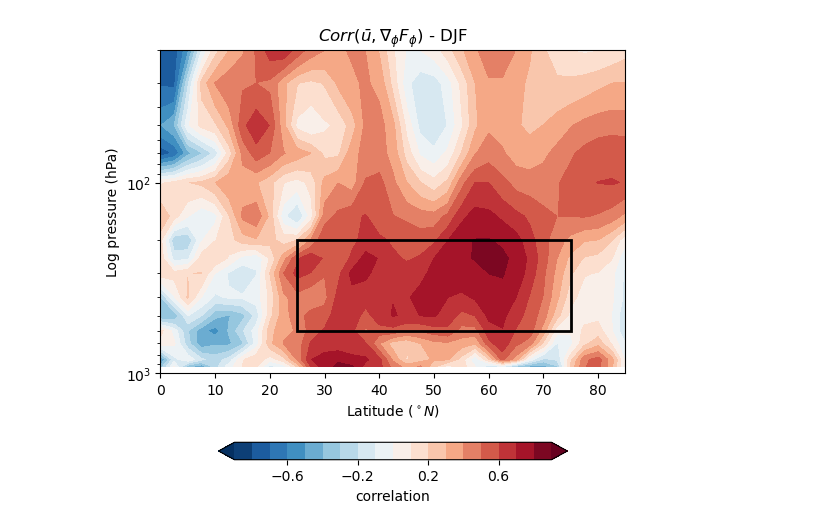
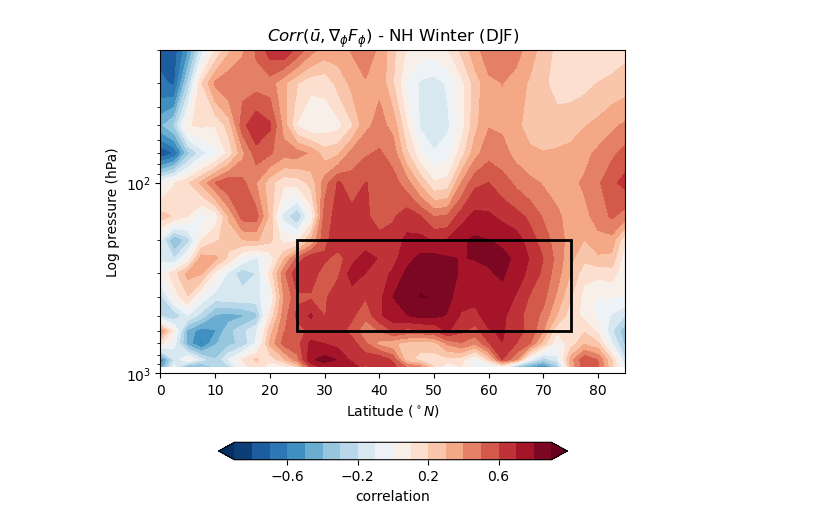
Before and after one commit to Caturrell/eddy_feedback, a Jupyter notebook: research/poster_plots.ipynb, the cells around one changed output. Saved outputs shown, nothing was run; the diff lists cells and outputs as text; code cells hidden in the pictures.

```diff
--- a/research/poster_plots.ipynb
+++ b/research/poster_plots.ipynb
@@ -78,0 +31,10 @@ Attributes: (0)
+# %%
+ds = xr.open_mfdataset('/home/links/ct715/data_storage/reanalysis/srip_datasets/jra55_TEM_ubar_div1.nc',
+                        parallel=True, chunks={'time':31})
+
+ds = ds.sel(time=slice('1979', '2016'))
+
+ds_NH = data.seasonal_mean(ds, season='djf')
+ds_SH = data.seasonal_mean(ds, season='jja')
+
+ds_NH
@@ -79,4 +52,5 @@ Attributes: (0)
 # %%
-plot.plot_reanalysis_correlation(ds2, check_variables=True, top_atmos=20., cut_poles=True)
+plot.plot_reanalysis_correlation(ds_NH, check_variables=True, top_atmos=20., cut_poles=True, take_seasonal_mean=False,
+                                 label='NH Winter (DJF)')
 # %% [output]
-[figure, old version]
+[figure, new version]
```
Also changed, not shown: parts of 7 cells of this notebook, 4 other files.
